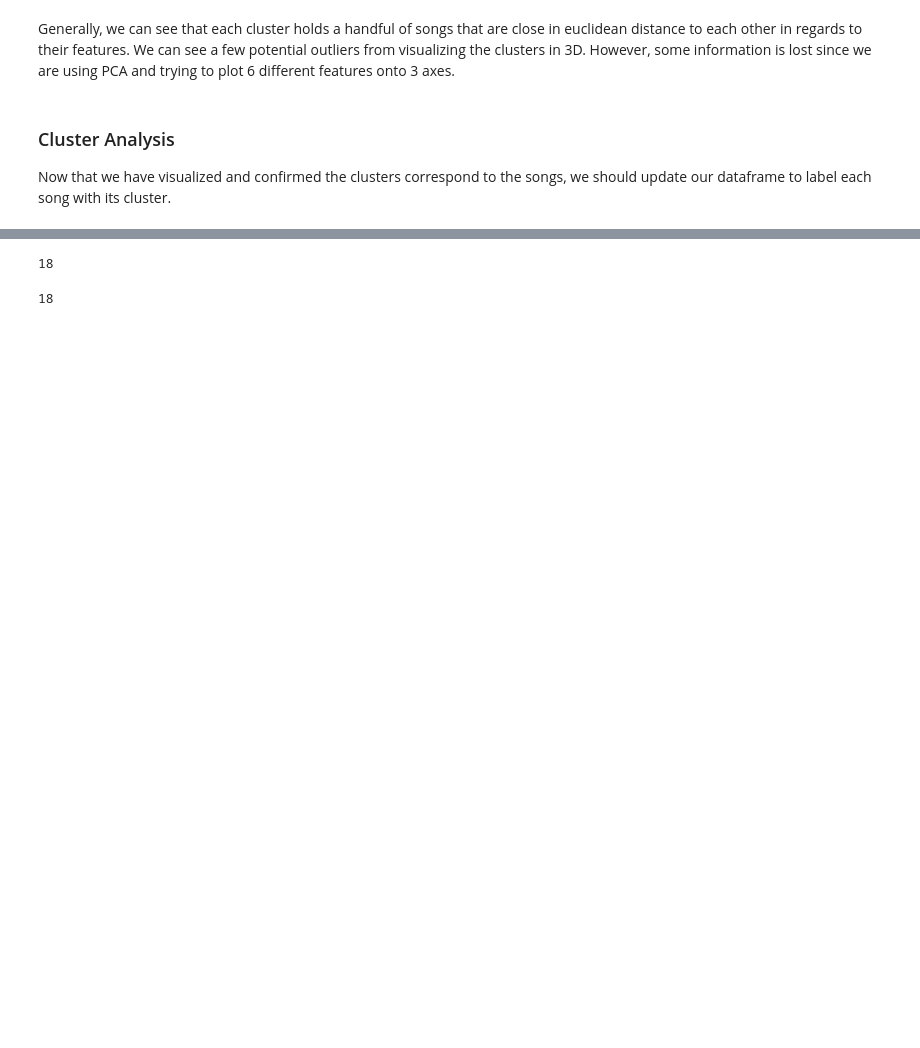
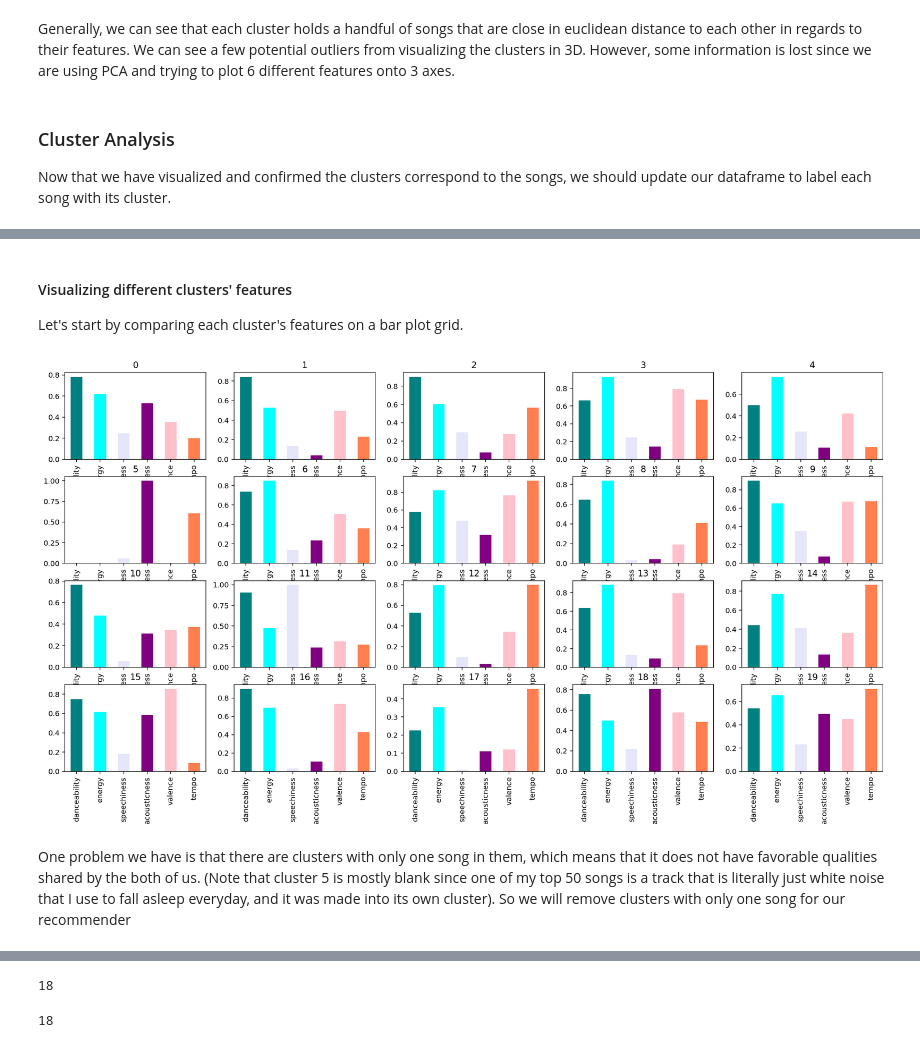
Before and after one commit to trustinyoon/Spotify-Data-Analysis, a Jupyter notebook: Spotify_Data_Manipulation_With_CSV_Extraction.ipynb, the cells around one changed output, grey strips where cells are left out. Drawn from its saved outputs; the diff is of its cells as text; code cells hidden in the pictures; blank space fills up the shorter version.

```diff
--- a/Spotify_Data_Manipulation_With_CSV_Extraction.ipynb
+++ b/Spotify_Data_Manipulation_With_CSV_Extraction.ipynb
@@ -269,3 +274,18 @@ plt.show(ax2)
+# %% [markdown]
+#### Visualizing different clusters' features
+Let's start by comparing each cluster's features on a bar plot grid.
+# %%
+i=0
+fig=plt.figure(figsize=(20,10))
+while i<20:
+    plt.subplot(4,5,i+1)
+    dfs.loc[dfs.cluster==i].mean().drop('cluster').plot.bar(color=['teal','cyan','lavender','purple','pink','coral'])
+    plt.title(str(i))
+    i+=1
+# %% [output]
+[figure, added]
+# %% [markdown]
+One problem we have is that there are clusters with only one song in them, which means that it does not have favorable qualities shared by the both of us. (Note that cluster 5 is mostly blank since one of my top 50 songs is a track that is literally just white noise that I use to fall asleep everyday, and it was made into its own cluster). So we will remove clusters with only one song for our recommender
 # %%
 # Removing clusters that only have one song in them
 
```
Also changed, not shown: parts of 19 cells of this notebook.
